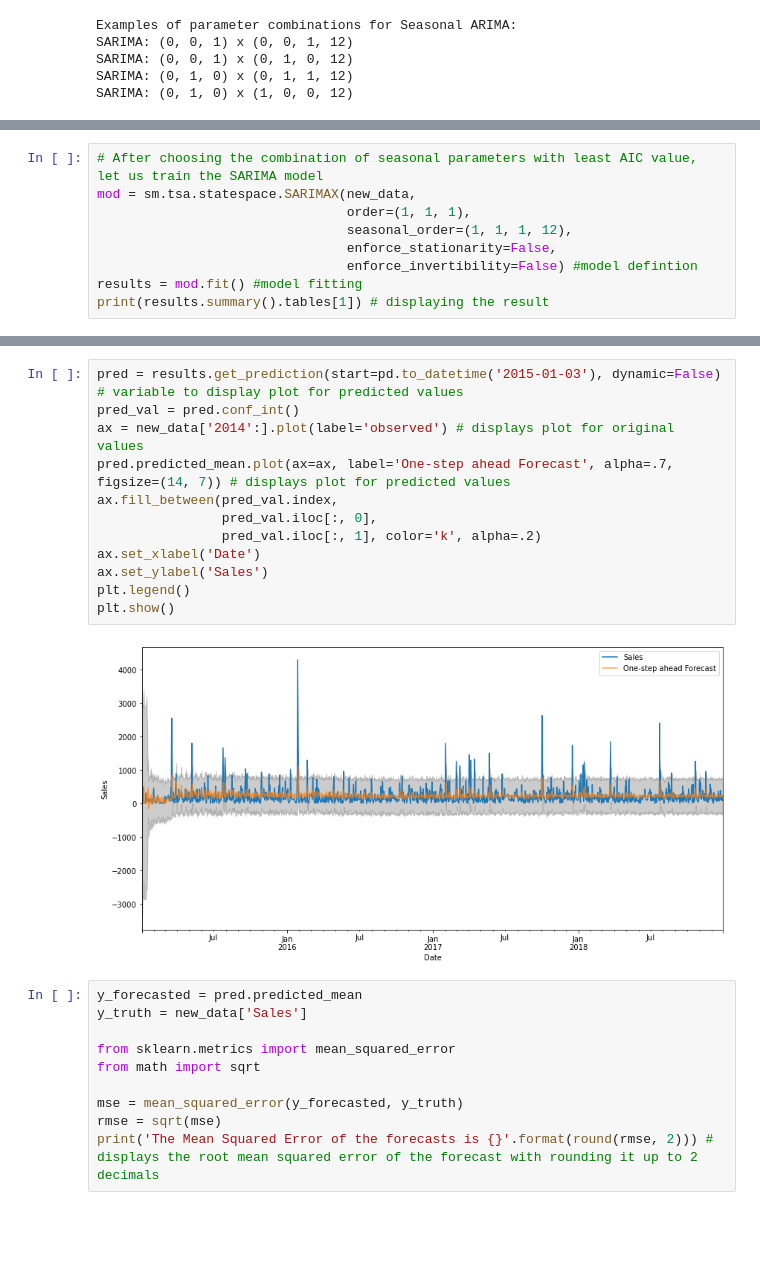
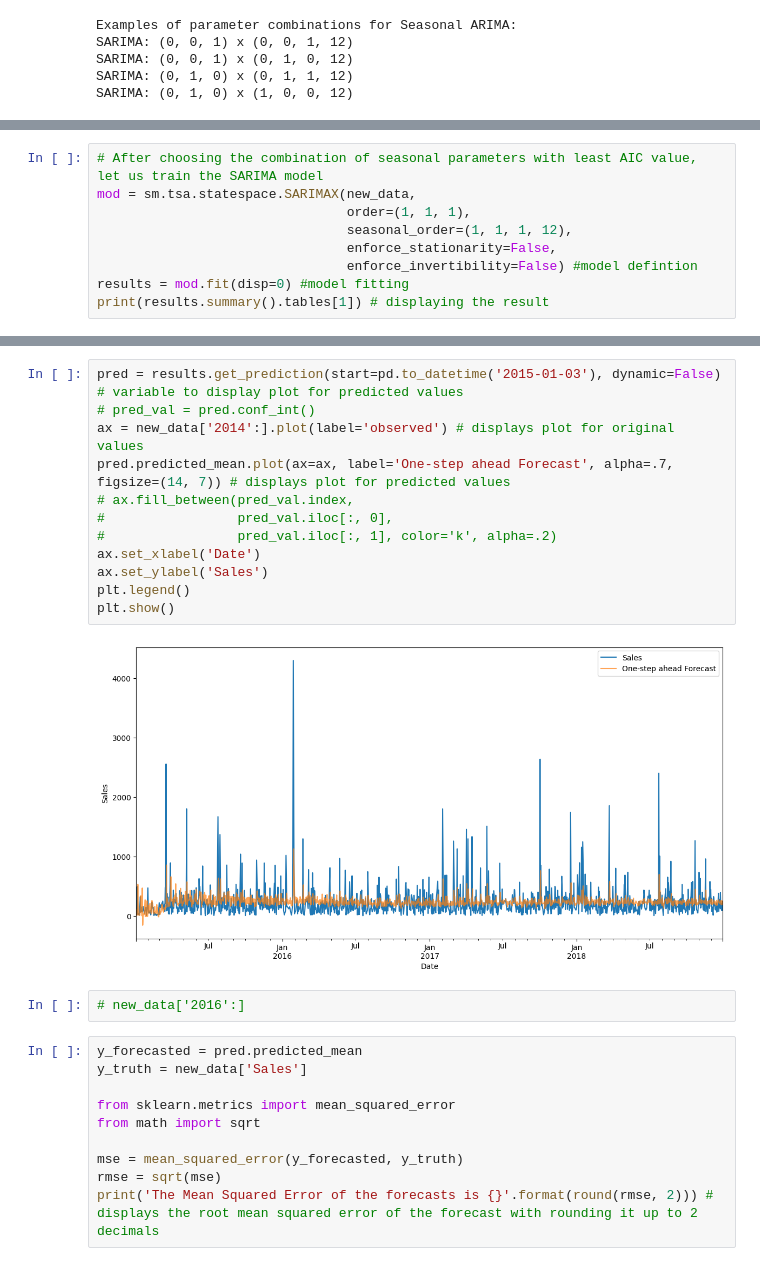
Before and after one commit to thanhnhatt29/finalPrj, a Jupyter notebook: part-2-time-series-analysis.ipynb, the cells around one changed output, grey strips where cells are left out. Drawn from its saved outputs; the diff is of its cells as text; blank space fills up the shorter version.

```diff
--- a/part-2-time-series-analysis.ipynb
+++ b/part-2-time-series-analysis.ipynb
@@ -357,7 +373,7 @@ mod = sm.tsa.statespace.SARIMAX(new_data,
                                 seasonal_order=(1, 1, 1, 12),
                                 enforce_stationarity=False,
                                 enforce_invertibility=False) #model defintion
-results = mod.fit() #model fitting
+results = mod.fit(disp=0) #model fitting
 print(results.summary().tables[1]) # displaying the result
 # %% [output]
 ==============================================================================
@@ -379,17 +395,19 @@ plt.show()
 # %%
 pred = results.get_prediction(start=pd.to_datetime('2015-01-03'), dynamic=False) # variable to display plot for predicted values
-pred_val = pred.conf_int()
+# pred_val = pred.conf_int()
 ax = new_data['2014':].plot(label='observed') # displays plot for original values
 pred.predicted_mean.plot(ax=ax, label='One-step ahead Forecast', alpha=.7, figsize=(14, 7)) # displays plot for predicted values
-ax.fill_between(pred_val.index,
-                pred_val.iloc[:, 0],
-                pred_val.iloc[:, 1], color='k', alpha=.2)
+# ax.fill_between(pred_val.index,
+#                 pred_val.iloc[:, 0],
+#                 pred_val.iloc[:, 1], color='k', alpha=.2)
 ax.set_xlabel('Date')
 ax.set_ylabel('Sales')
 plt.legend()
 plt.show()
 # %% [output]
-[figure, old version]
+[figure, new version]
+# %%
+# new_data['2016':]
 # %%
 y_forecasted = pred.predicted_mean
 y_truth = new_data['Sales']
```
Also changed, not shown: parts of 10 cells of this notebook, 2 other files.
